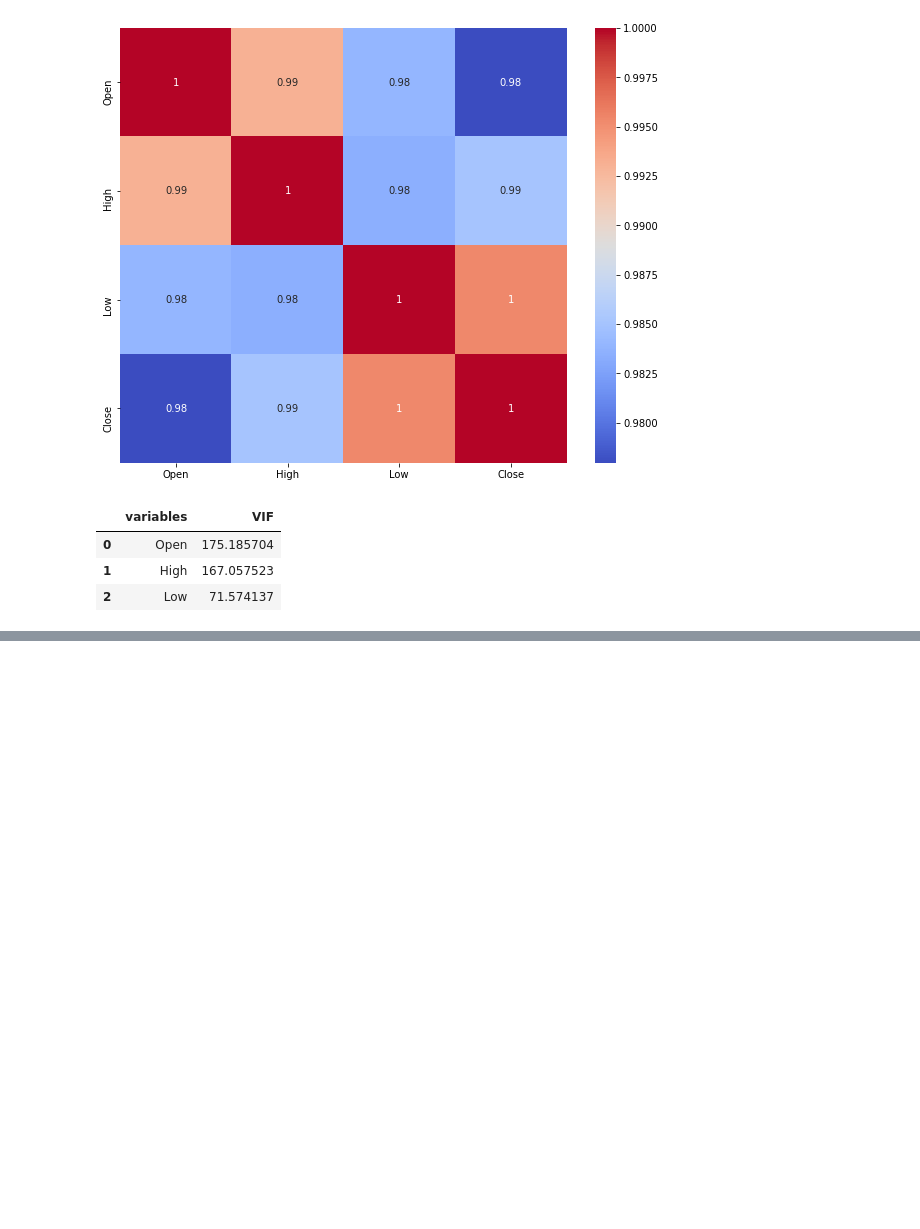
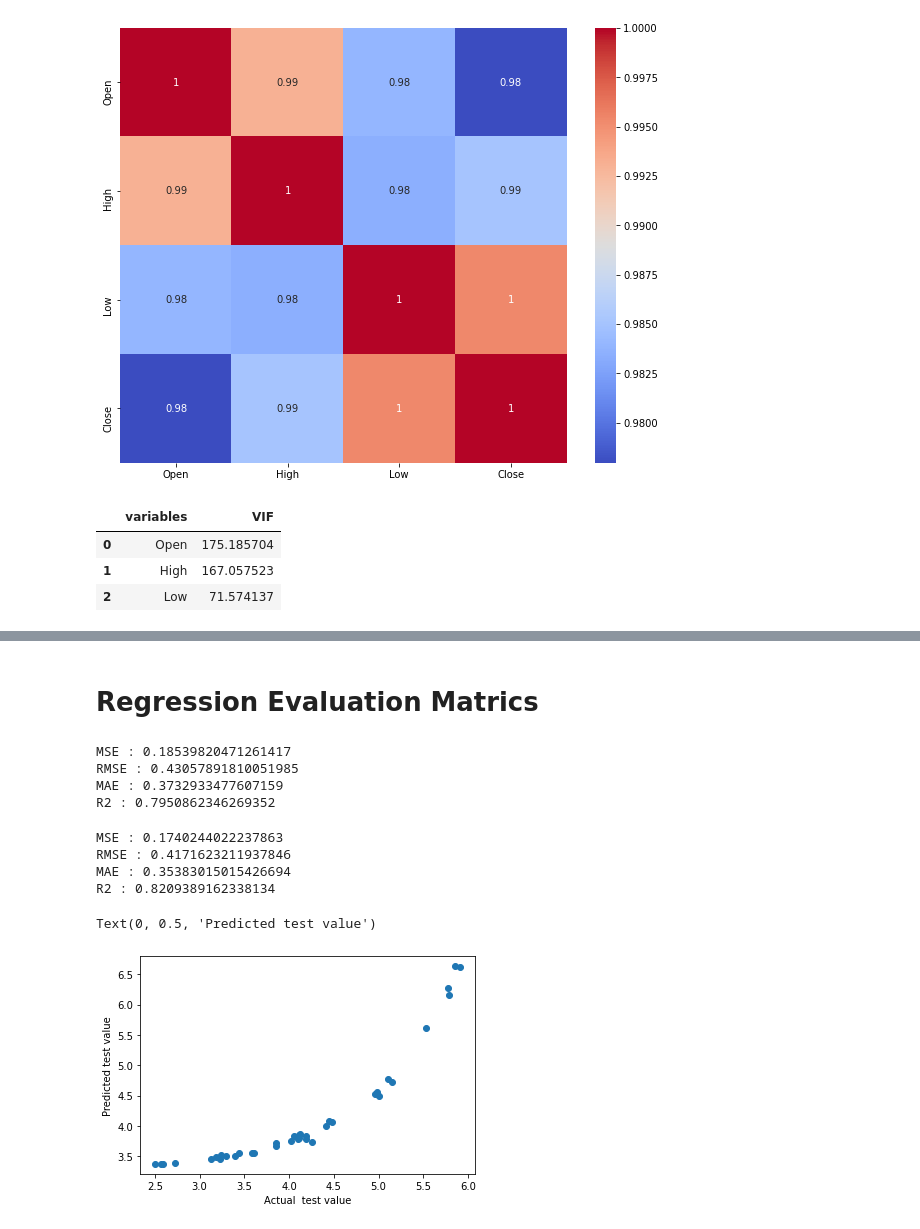
Before and after one commit to Shubhangidharmik/Yes-Bank-Stock-Closing-Prices, a Jupyter notebook: yes_bank_stock_closing_prices_prediction.ipynb, the cells around one changed output, grey strips where cells are left out. Drawn from its saved outputs; the diff is of its cells as text; code cells hidden in the pictures; blank space fills up the shorter version.

Commit message:
Linear Regression

```diff
--- a/yes_bank_stock_closing_prices_prediction.ipynb
+++ b/yes_bank_stock_closing_prices_prediction.ipynb
@@ -212,0 +221,3 @@ calc_vif(df[[i for i in df.describe().columns if i not in ['Date','Close']]])
+# %%
+# Splitting the dataset into the Training set and Test set
+X_train, X_test, y_train, y_test = train_test_split(X, y, test_size = 0.2, random_state = 3)
@@ -212,0 +230,8 @@ calc_vif(df[[i for i in df.describe().columns if i not in ['Date','Close']]])
+# %%
+# Transforming data
+scaler = MinMaxScaler()
+X_train = scaler.fit_transform(X_train)
+X_test = scaler.transform(X_test)
+# %%
+regressor = LinearRegression()
+regressor.fit(X_train, y_train)
@@ -212,0 +273,3 @@ calc_vif(df[[i for i in df.describe().columns if i not in ['Date','Close']]])
+# %%
+y_pred_test = regressor.predict(X_test)
+y_pred_test
@@ -212,0 +306,37 @@ calc_vif(df[[i for i in df.describe().columns if i not in ['Date','Close']]])
+# %% [markdown]
+# **Regression Evaluation Matrics**
+# %%
+# Test performance
+
+from sklearn.metrics import mean_squared_error
+from sklearn.metrics import mean_absolute_error
+import math
+
+print("MSE :",mean_squared_error(y_test, y_pred_test))
+print("RMSE :",math.sqrt(mean_squared_error(y_test, y_pred_test)))
+print("MAE :",mean_absolute_error(y_test, y_pred_test))
+print("R2 :",r2_score(y_test, y_pred_test))
+# %% [output]
+MSE : 0.18539820471261417
+RMSE : 0.43057891810051985
+MAE : 0.3732933477607159
+R2 : 0.7950862346269352
+# %%
+# Train performance
+
+print("MSE :",mean_squared_error(y_train, y_pred_train))
+print("RMSE :",math.sqrt(mean_squared_error(y_train, y_pred_train)))
+print("MAE :",mean_absolute_error(y_train, y_pred_train))
+print("R2 :",r2_score(y_train, y_pred_train))
+# %% [output]
+MSE : 0.1740244022237863
+RMSE : 0.4171623211937846
+MAE : 0.35383015015426694
+R2 : 0.8209389162338134
+# %%
+plt.scatter(y_test, y_pred_test)
+plt.xlabel('Actual  test value')
+plt.ylabel('Predicted test value')
+# %% [output]
+Text(0, 0.5, 'Predicted test value')
+[figure, added]
```
Also changed, not shown: parts of 15 cells of this notebook.
